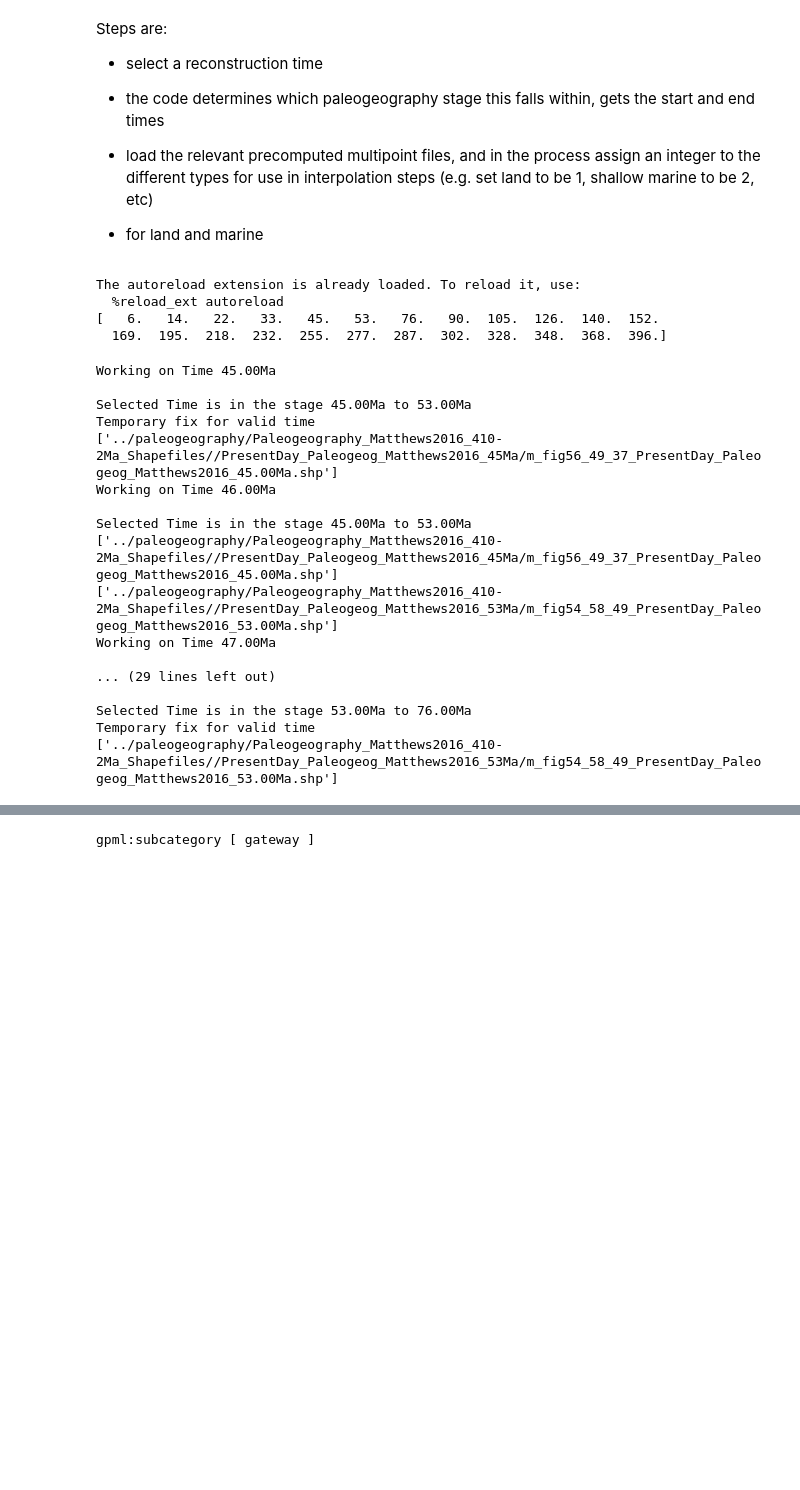
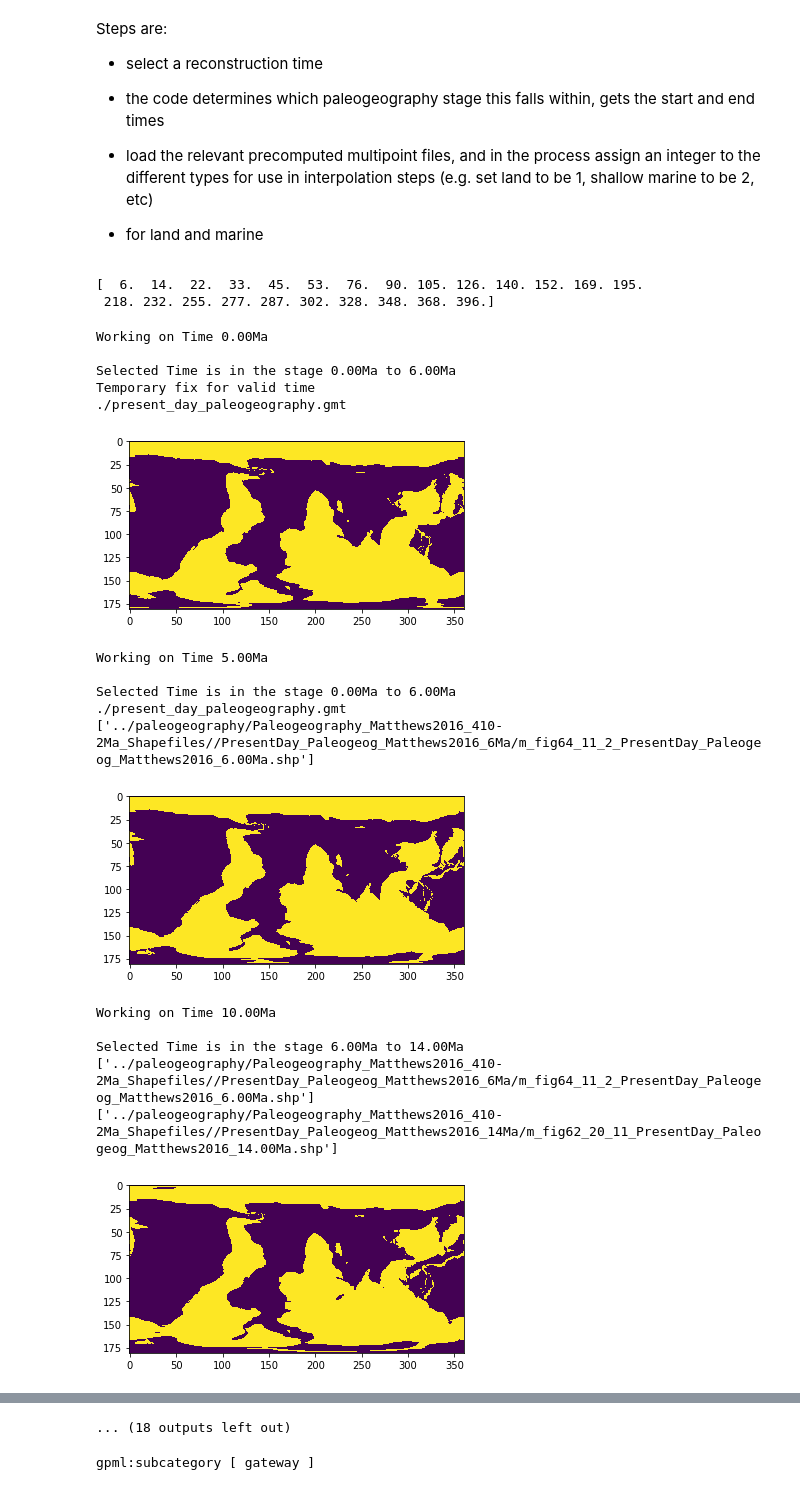
Before and after one commit to siwill22/paleotopography, a Jupyter notebook: tweened-paleotopography-clean.ipynb, the cells around one changed output, grey strips where cells are left out. Saved outputs shown, nothing was run; the diff lists cells and outputs as text; code cells hidden in the pictures; blank space fills up the shorter version.

```diff
--- a/tweened-paleotopography-clean.ipynb
+++ b/tweened-paleotopography-clean.ipynb
@@ -42,21 +42,27 @@ import tempfile
 
 
 reconstruction_basedir = '../paleogeography/Paleogeography_Matthews2016_410-2Ma_Shapefiles/'
-tween_basedir = './tween_feature_collections_gpml/'
-file_format = 'gpml'
+tween_basedir = './tween_feature_collections/'
+file_format = 'gpmlz'
 
-output_dir = './paleotopo_grids_tests/'
+output_dir = '/Users/simon/cloudstor/Shared/Paleotopography_Grids/2016_v5/'
 
 netcdf3_output = False
 
 #rotation_model = pygplates.RotationModel(['%s/Global_EB_250-0Ma_GK07_Matthews++.rot' % reconstruction_basedir,
 #                                          '%s/Global_EB_410-250Ma_GK07_Matthews++.rot' % reconstruction_basedir])
-rotation_file = '%s/Global_EarthByte_230-0Ma_GK07_AREPS.rot' % reconstruction_basedir
+#rotation_file = '%s/Global_EarthByte_230-0Ma_GK07_AREPS.rot' % reconstruction_basedir
+MODELDIR = '/Users/simon/GIT/agegrid-dev/input_files/Global_Model_WD_Internal_Release_2016_v5/'
+rotation_file = ['%s/Global_EB_250-0Ma_GK07_2016_v5.rot' % MODELDIR,\
+                 '%s/Global_EB_410-250Ma_GK07_2016_v5.rot' % MODELDIR]
+
+
 
 
 COBterrane_file = '%s/Global_EarthByte_GeeK07_COB_Terranes_Matthews_etal.gpml' % reconstruction_basedir
 
-agegrid_file_template = '/Users/Simon/Data/AgeGrids/Agegrids_30m_20151002_2015_v1_r756/agegrid_30m_%d.grd'
+#agegrid_file_template = '/Users/Simon/Data/AgeGrids/Agegrids_30m_20151002_2015_v1_r756/agegrid_30m_%d.grd'
+agegrid_file_template = '/Users/Simon/cloudstor/age_grids/2016_v5_r1031/raw/sphtmp_mask_%0.1fMa.nc'
 
 
 #############################################
@@ -75,7 +81,7 @@ max_mountain_elevation = 1500.
 #############################################
 
 # the grid sampling for the output
-sampling = 0.5
+sampling = 1.0
 
 # this number controls how small polygons are exclude when merging the COB terranes into
 # land/sea masking polygons
@@ -99,11 +105,11 @@ land_or_ocean_precedence = 'land'
 
 # this number is used in the final grdfilter step to smooth the output
 # NOTE this value is ignored if 'merge_with_bathymetry' is set to False
-grid_smoothing_wavelength_kms = 1.
+grid_smoothing_wavelength_kms = 400.
 
 time_min = 0.
-time_max = 230.
-time_step = 1.
+time_max = 401.
+time_step = 5.
 
 merge_with_bathymetry = True
 
@@ -123,57 +129,58 @@ paleogeography_timeslice_list = np.array(paleogeography_timeslice_list)
 
 print paleogeography_timeslice_list
 # %% [output]
-The autoreload extension is already loaded. To reload it, use:
-  %reload_ext autoreload
-[   6.   14.   22.   33.   45.   53.   76.   90.  105.  126.  140.  152.
-  169.  195.  218.  232.  255.  277.  287.  302.  328.  348.  368.  396.]
+[  6.  14.  22.  33.  45.  53.  76.  90. 105. 126. 140. 152. 169. 195.
+ 218. 232. 255. 277. 287. 302. 328. 348. 368. 396.]
 # %%
 from joblib import Parallel, delayed
 
 # prepend 0 to the list, since this is not covered in published paleogeography sequence
 paleogeography_timeslice_list = np.hstack((0,paleogeography_timeslice_list))
 
 num_cpus = 1
 
-time_min = 45.
-time_max = 53.
-time_step = 1.
+#time_min = 260.
+#time_max = 261.
+#time_step = 5.
 
 if num_cpus==1:
 
     for reconstruction_time in np.arange(time_min,time_max+time_step,time_step):
 
         pt.paleotopography_job(reconstruction_time, paleogeography_timeslice_list,
                                tween_basedir, reconstruction_basedir, output_dir,
                                file_format, rotation_file, COBterrane_file, agegrid_file_template,
                                lowland_elevation, shallow_marine_elevation, max_mountain_elevation, depth_for_unknown_ocean,
                                sampling, mountain_buffer_distance_degrees, area_threshold,
-                               grid_smoothing_wavelength_kms, merge_with_bathymetry, netcdf3_output)
+                               grid_smoothing_wavelength_kms, merge_with_bathymetry, land_or_ocean_precedence,
+                               netcdf3_output)
 
 else:
     Parallel(n_jobs=num_cpus)(delayed(pt.paleotopography_job) \
                               (reconstruction_time, paleogeography_timeslice_list,
                                tween_basedir, reconstruction_basedir, output_dir,
                                file_format, rotation_file, COBterrane_file, agegrid_file_template,
                                lowland_elevation, shallow_marine_elevation, max_mountain_elevation, depth_for_unknown_ocean,
                                sampling, mountain_buffer_distance_degrees, area_threshold,
-                               grid_smoothing_wavelength_kms, merge_with_bathymetry, netcdf3_output)
+                               grid_smoothing_wavelength_kms, merge_with_bathymetry, land_or_ocean_precedence,
+                               netcdf3_output)
                               for reconstruction_time in np.arange(time_min,time_max+time_step,time_step))
 # %% [output]
-Working on Time 45.00Ma
+Working on Time 0.00Ma
 
-Selected Time is in the stage 45.00Ma to 53.00Ma
+Selected Time is in the stage 0.00Ma to 6.00Ma
 Temporary fix for valid time
-['../paleogeography/Paleogeography_Matthews2016_410-2Ma_Shapefiles//PresentDay_Paleogeog_Matthews2016_45Ma/m_fig56_49_37_PresentDay_Paleogeog_Matthews2016_45.00Ma.shp']
-Working on Time 46.00Ma
-
-Selected Time is in the stage 45.00Ma to 53.00Ma
-['../paleogeography/Paleogeography_Matthews2016_410-2Ma_Shapefiles//PresentDay_Paleogeog_Matthews2016_45Ma/m_fig56_49_37_PresentDay_Paleogeog_Matthews2016_45.00Ma.shp']
-['../paleogeography/Paleogeography_Matthews2016_410-2Ma_Shapefiles//PresentDay_Paleogeog_Matthews2016_53Ma/m_fig54_58_49_PresentDay_Paleogeog_Matthews2016_53.00Ma.shp']
-Working on Time 47.00Ma
-
-... (29 lines left out)
-
-Selected Time is in the stage 53.00Ma to 76.00Ma
-Temporary fix for valid time
-['../paleogeography/Paleogeography_Matthews2016_410-2Ma_Shapefiles//PresentDay_Paleogeog_Matthews2016_53Ma/m_fig54_58_49_PresentDay_Paleogeog_Matthews2016_53.00Ma.shp']
+./present_day_paleogeography.gmt
+[figure, added]
+Working on Time 5.00Ma
+
+Selected Time is in the stage 0.00Ma to 6.00Ma
+./present_day_paleogeography.gmt
+['../paleogeography/Paleogeography_Matthews2016_410-2Ma_Shapefiles//PresentDay_Paleogeog_Matthews2016_6Ma/m_fig64_11_2_PresentDay_Paleogeog_Matthews2016_6.00Ma.shp']
+[figure, added]
+Working on Time 10.00Ma
+
+Selected Time is in the stage 6.00Ma to 14.00Ma
+['../paleogeography/Paleogeography_Matthews2016_410-2Ma_Shapefiles//PresentDay_Paleogeog_Matthews2016_6Ma/m_fig64_11_2_PresentDay_Paleogeog_Matthews2016_6.00Ma.shp']
+['../paleogeography/Paleogeography_Matthews2016_410-2Ma_Shapefiles//PresentDay_Paleogeog_Matthews2016_14Ma/m_fig62_20_11_PresentDay_Paleogeog_Matthews2016_14.00Ma.shp']
+[figure, added]
@@ -180,3 +205,4 @@ Temporary fix for valid time
+... (18 outputs left out)
 # %%
 GW = pygplates.FeatureCollection('GatewayMasks.gpml')
 
```
Also changed, not shown: parts of 1 cell of this notebook, 1 other file.
